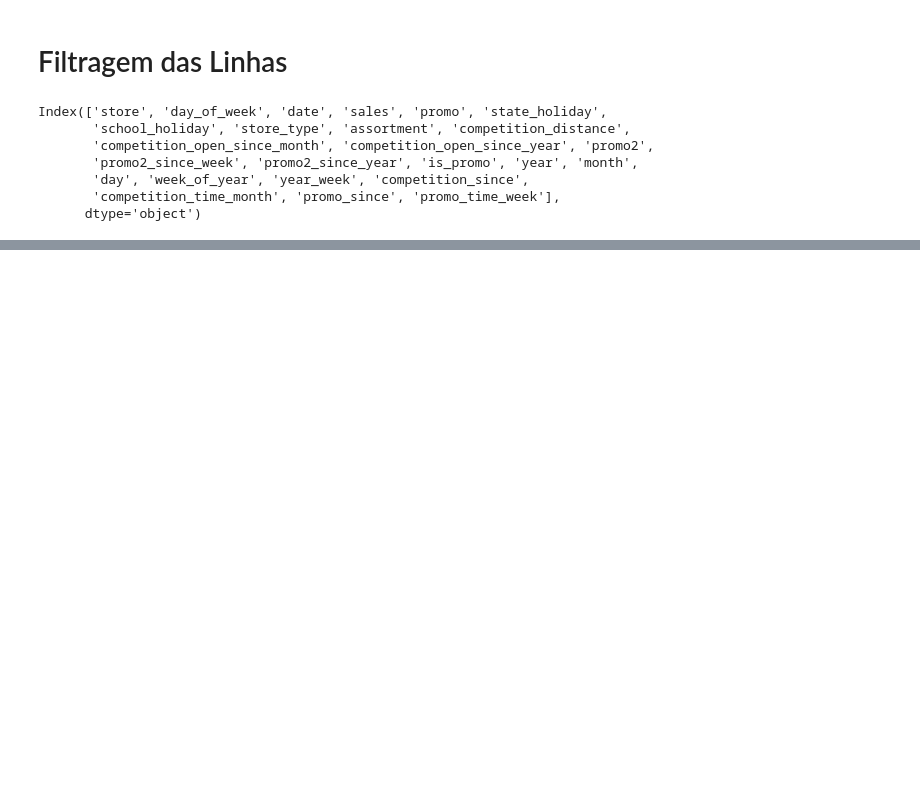
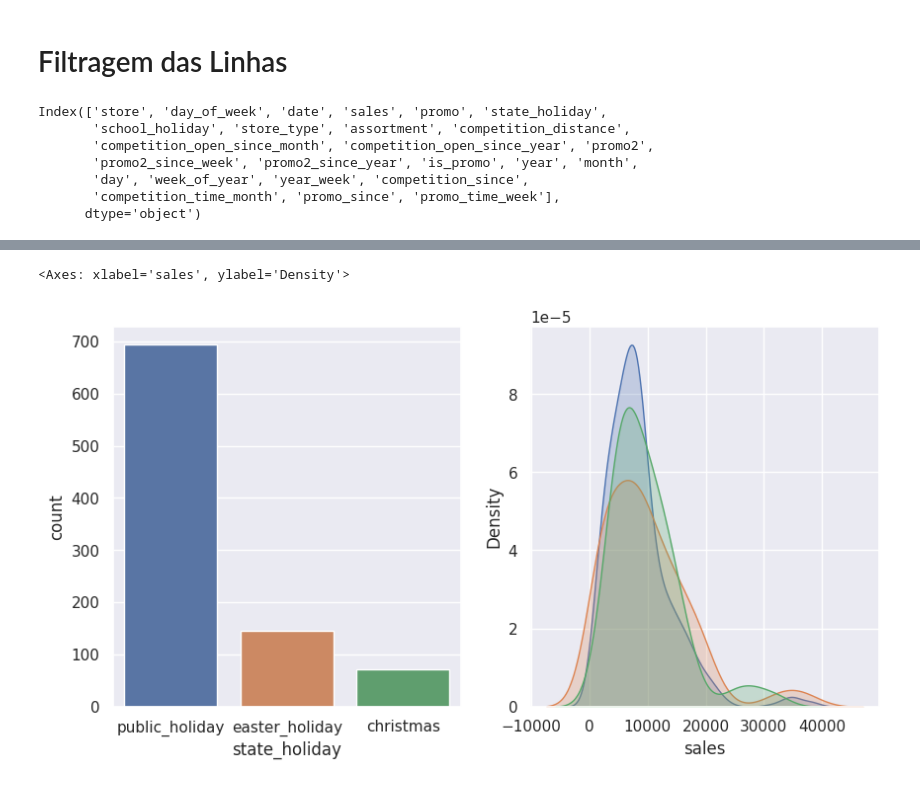
Before and after one commit to BLayus/Previs-o-do-Valor-de-Vendas, a Jupyter notebook: Rossmann_Store_Sales_Prediction.ipynb, the cells around one changed output, grey strips where cells are left out. Drawn from its saved outputs; the diff is of its cells as text; code cells hidden in the pictures; blank space fills up the shorter version.

```diff
--- a/Rossmann_Store_Sales_Prediction.ipynb
+++ b/Rossmann_Store_Sales_Prediction.ipynb
@@ -785,0 +830,15 @@ Index(['store', 'day_of_week', 'date', 'sales', 'promo', 'state_holiday',
+# %%
+# Plotando as vendas por dias de feriado X dias comuns
+
+aux_a = df3[df3['state_holiday'] != 'regular_day'].drop_duplicates()
+
+plt.subplot(1,2,1)
+sns.countplot(x= 'state_holiday', data=aux_a)
+
+plt.subplot(1,2,2)
+sns.kdeplot( aux_a[aux_a['state_holiday'] == 'public_holiday']['sales'], label = 'public_holiday', fill=True)
+sns.kdeplot( aux_a[aux_a['state_holiday'] == 'easter_holiday']['sales'], label = 'easter_holiday', fill=True)
+sns.kdeplot( aux_a[aux_a['state_holiday'] == 'christmas']['sales'], label = 'christmas', fill=True)
+# %% [output]
+<Axes: xlabel='sales', ylabel='Density'>
+[figure, added]
```
Also changed, not shown: parts of 37 cells of this notebook.
